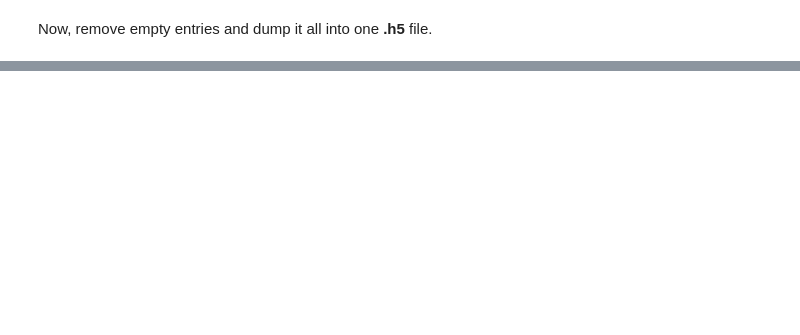
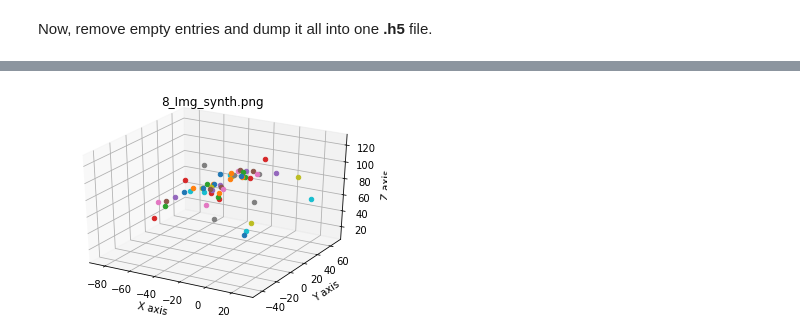
Before and after one commit to evo-biomech/replicAnt, a Jupyter notebook: Generate_Custom_3D_Dataset.ipynb, the cells around one changed output, grey strips where cells are left out. Drawn from its saved outputs; the diff is of its cells as text; code cells hidden in the pictures; blank space fills up the shorter version.

Commit message:
Work in progress - visualisation and validation)

```diff
--- a/Generate_Custom_3D_Dataset.ipynb
+++ b/Generate_Custom_3D_Dataset.ipynb
@@ -18,8 +17,8 @@ from os import listdir
 from os.path import isfile, join
 # %%
 # define location of dataset and return all files
-dataset_location = "J:/Output_3D_pose_640_px_single_sungaya"
-target_dir = "I:/FARTS/3D_pose_640_px_single_sungaya"
+dataset_location = "C:/Users/Legos/Documents/PhD/FARTS/generated_data/Output_3D_pose_640_px_single_sungaya"
+target_dir = "C:/Users/Legos/Documents/PhD/FARTS/3D_Pose_single_test"
 all_files = [f for f in listdir(dataset_location) if isfile(join(dataset_location, f))]
 
 # next, sort files into images, depth maps, segmentation maps, data, and colony info
@@ -536,0 +619,33 @@ print("All done!")
+# %%
+# %matplotlib qt
+# to open plot externally and use it interactively
+show_entry = 32
+
+
+fig = plt.figure()
+ax = fig.add_subplot(projection='3d')
+
+display_points_3D = out_df.loc[show_entry]["key_points_3D"]
+
+for i,xyz in enumerate(display_points_3D):
+    if out_df.loc[show_entry]["visibility"][i] == 1:
+        ax.scatter(xyz[0], xyz[1], xyz[2], marker='o')
+"""
+# also plot the camera location
+ax.scatter(out_df.loc[show_entry]["cam_trans"][0],
+           out_df.loc[show_entry]["cam_trans"][1],
+           out_df.loc[show_entry]["cam_trans"][2], marker='x')
+"""
+
+ax.set_xlabel('X axis')
+ax.set_ylabel('Y axis')
+ax.set_zlabel('Z axis')
+
+# use custom function to ensure equal axis proportions
+set_axes_equal(ax)
+
+# opens external plot
+plt.title(out_df.loc[show_entry]["file_name"])
+plt.show()
+# %% [output]
+[figure, added]
```
Also changed, not shown: parts of 9 cells of this notebook.
